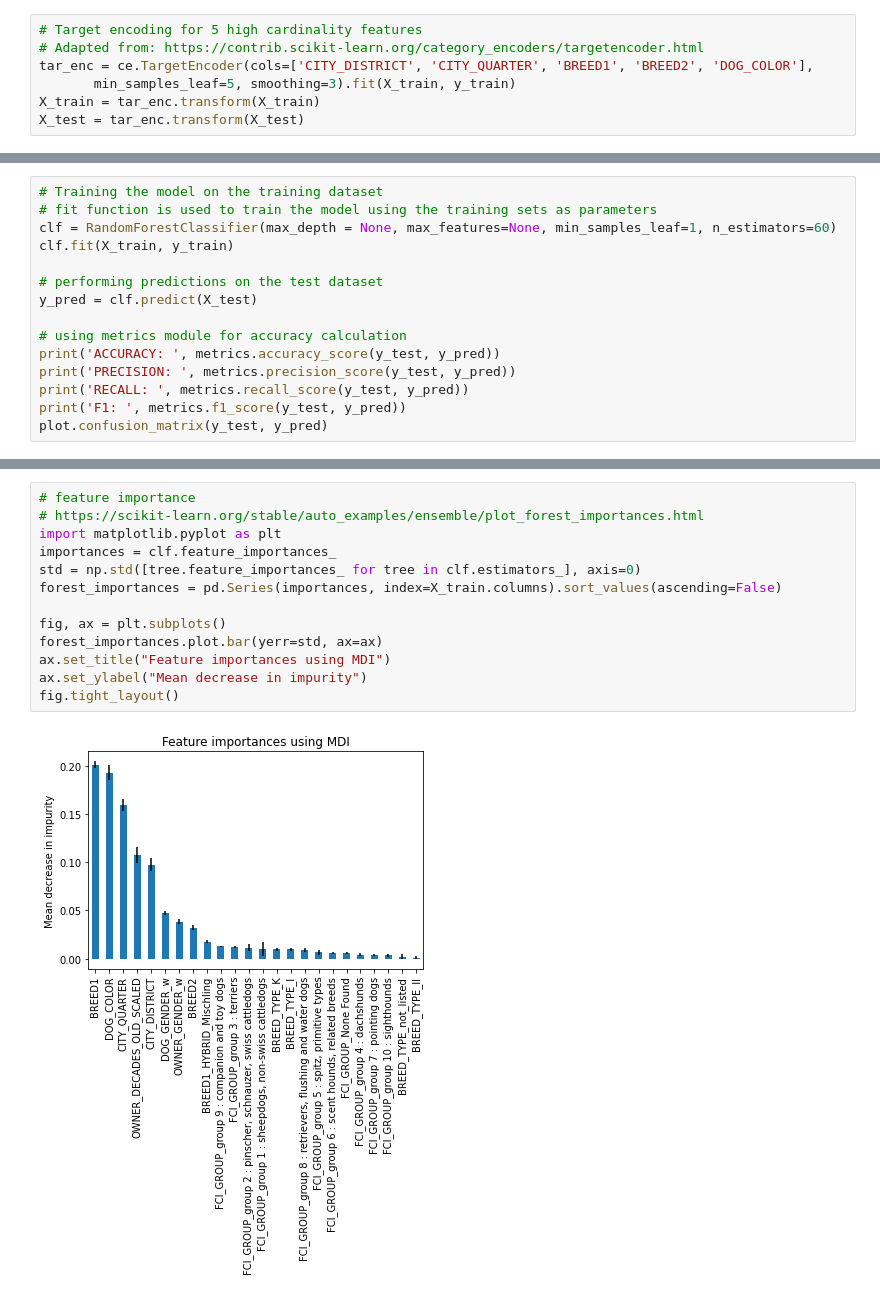
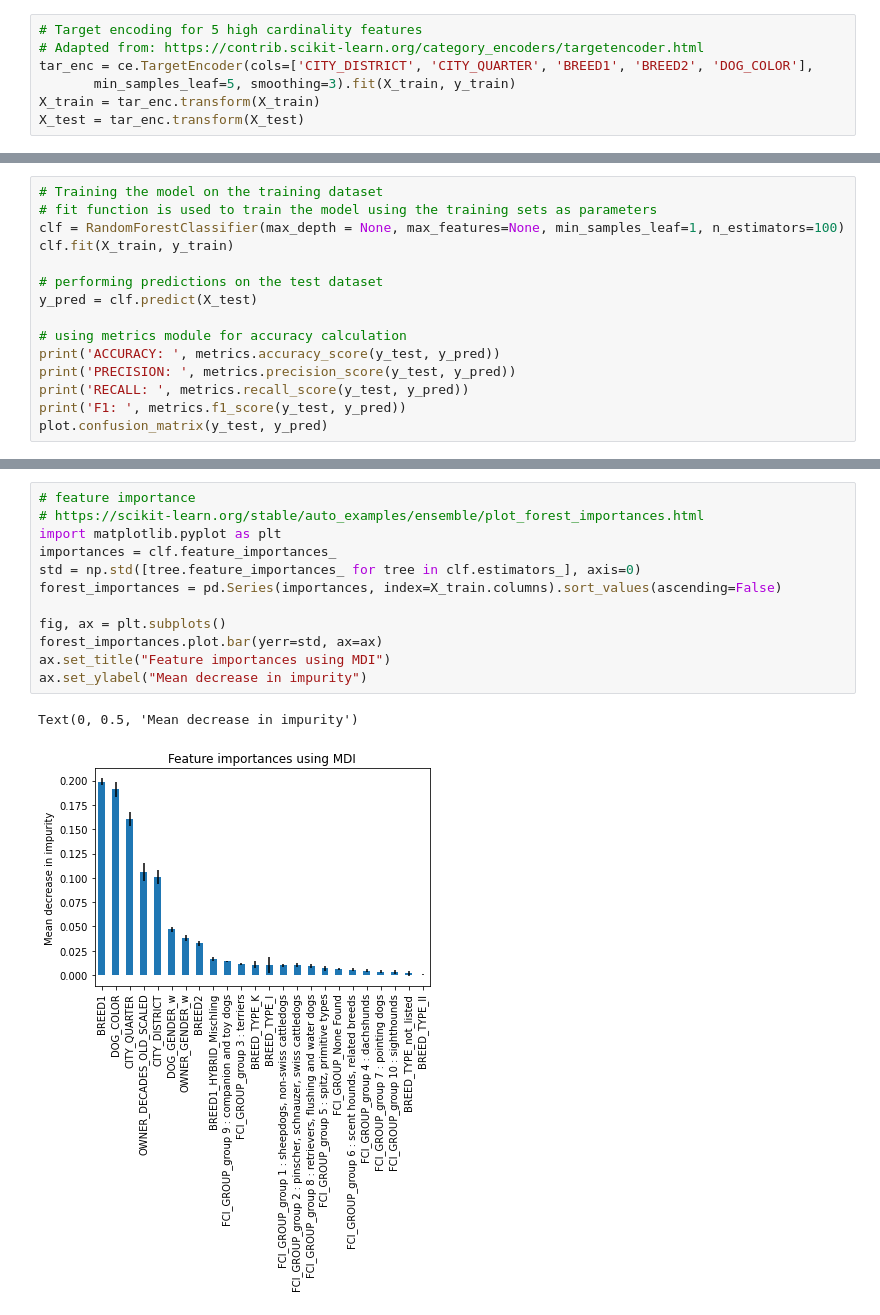
Before and after one commit to nycantwell/nycantwell, a Jupyter notebook: Data_storytelling_swiss_dog_owners/Swiss_dogs_story.ipynb, the cells around one changed output, grey strips where cells are left out. Saved outputs shown, nothing was run; the diff lists cells and outputs as text.

Commit message:
Remove tight layout

```diff
--- a/Data_storytelling_swiss_dog_owners/Swiss_dogs_story.ipynb
+++ b/Data_storytelling_swiss_dog_owners/Swiss_dogs_story.ipynb
@@ -451,7 +451,7 @@ cv_res[cv_res['rank_test_score']<=5].sort_values(by=['rank_test_score'])
 # %%
 # Training the model on the training dataset
 # fit function is used to train the model using the training sets as parameters
-clf = RandomForestClassifier(max_depth = None, max_features=None, min_samples_leaf=1, n_estimators=60)
+clf = RandomForestClassifier(max_depth = None, max_features=None, min_samples_leaf=1, n_estimators=100)
 clf.fit(X_train, y_train)
 
 # performing predictions on the test dataset
@@ -473,15 +473,15 @@ F1:  0.812326656394453
 # %%
 # feature importance
 # https://scikit-learn.org/stable/auto_examples/ensemble/plot_forest_importances.html
 import matplotlib.pyplot as plt
 importances = clf.feature_importances_
 std = np.std([tree.feature_importances_ for tree in clf.estimators_], axis=0)
 forest_importances = pd.Series(importances, index=X_train.columns).sort_values(ascending=False)
 
 fig, ax = plt.subplots()
 forest_importances.plot.bar(yerr=std, ax=ax)
 ax.set_title("Feature importances using MDI")
 ax.set_ylabel("Mean decrease in impurity")
-fig.tight_layout()
 # %% [output]
+Text(0, 0.5, 'Mean decrease in impurity')
-[figure, old version]
+[figure, new version]
```
Also changed, not shown: parts of 4 cells of this notebook.
